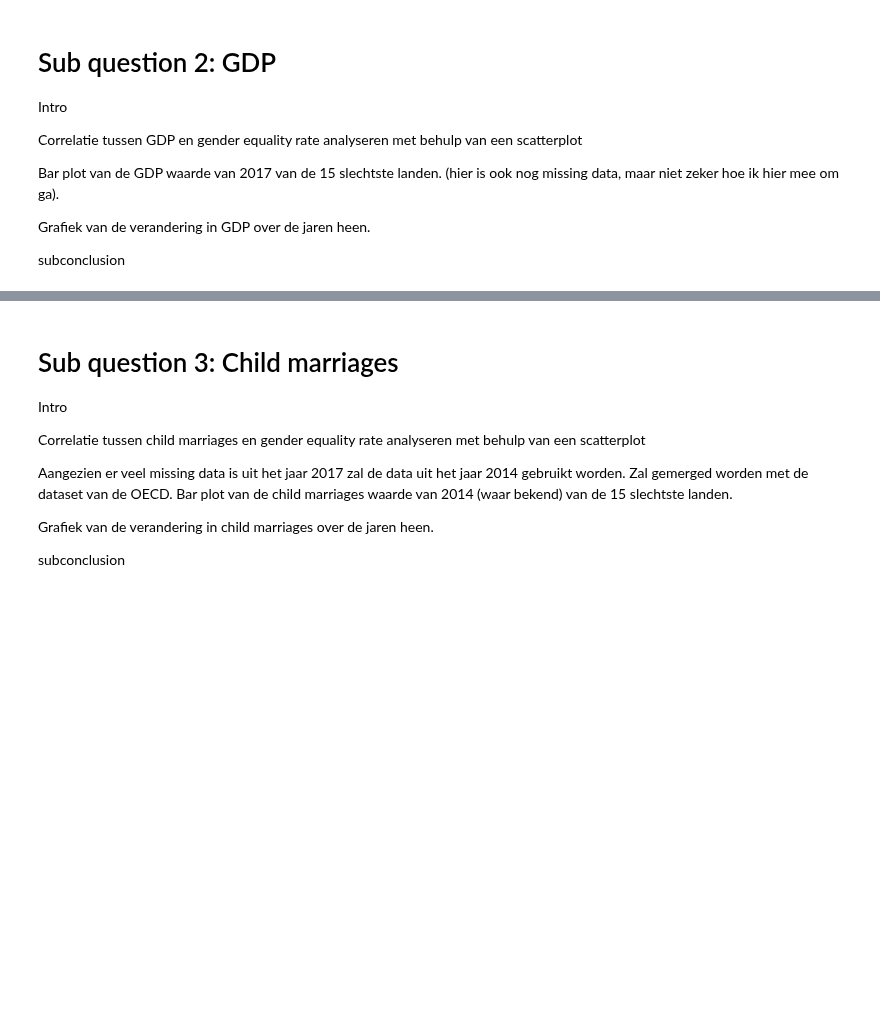
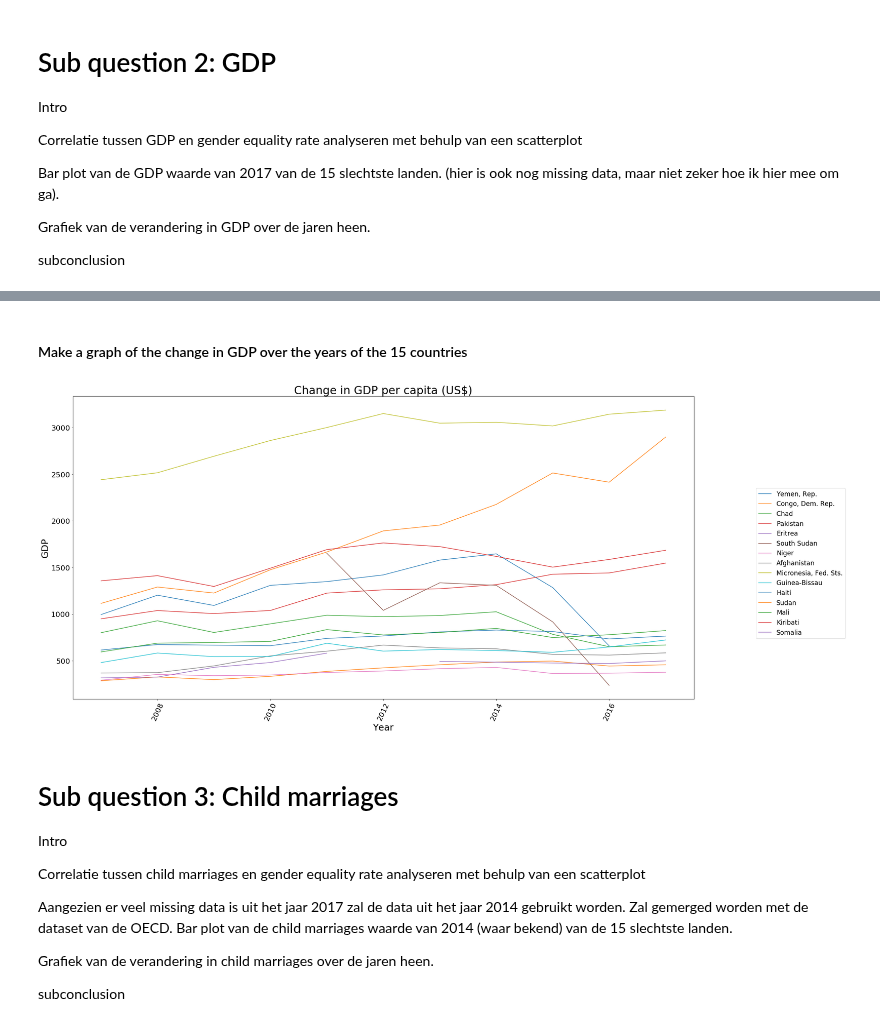
Before and after one commit to omar-d/EPA-WB-Equity, a Jupyter notebook: Final_Assignment.ipynb, the cells around one changed output, grey strips where cells are left out. Cells and saved outputs as stored; diff of their text form; code cells hidden in the pictures; blank space fills up the shorter version.

```diff
--- a/Final_Assignment.ipynb
+++ b/Final_Assignment.ipynb
@@ -123,5 +113,3 @@ def graph(dataframe, title_graph, x_label, y_label):
     plt.title(title_graph, fontsize = 30)
     plt.xlabel(x_label, fontsize = 25)
     plt.ylabel(y_label, fontsize = 25)
-
-    return
@@ -128,3 +156,12 @@ def graph(dataframe, title_graph, x_label, y_label):
+# %%
+def getYears15(name):
+    name.date = name.date.astype(int)
+    years = name.loc[(name['date'] >= 2007) & (name['date'] <= 2017)]
+
+    years_worst = years.loc[(years.country.isin(CPIA_worst15.country)),:]
+    years_worst_sorted = years_worst.sort_values(by='date',ascending=True)
+
+    return years_worst_sorted
 # %% [markdown]
 # Sub question 1: Gender Equality
 
@@ -154,3 +229,13 @@ subconclusion
+# %% [markdown]
+#### Make a graph of the change in GDP over the years of the 15 countries
+# %%
+# Create the dataframe of the GDP of the 15 countries over the years 2007 till 2017
+GDP_years = getYears15(GDP_all)
+
+# Plot this
+graph(GDP_years, "Change in GDP per capita (US$)", "Year", "GDP")
+# %% [output]
+[figure, added]
 # %% [markdown]
 # Sub question 3: Child marriages
 
```
Also changed, not shown: parts of 11 cells of this notebook.
